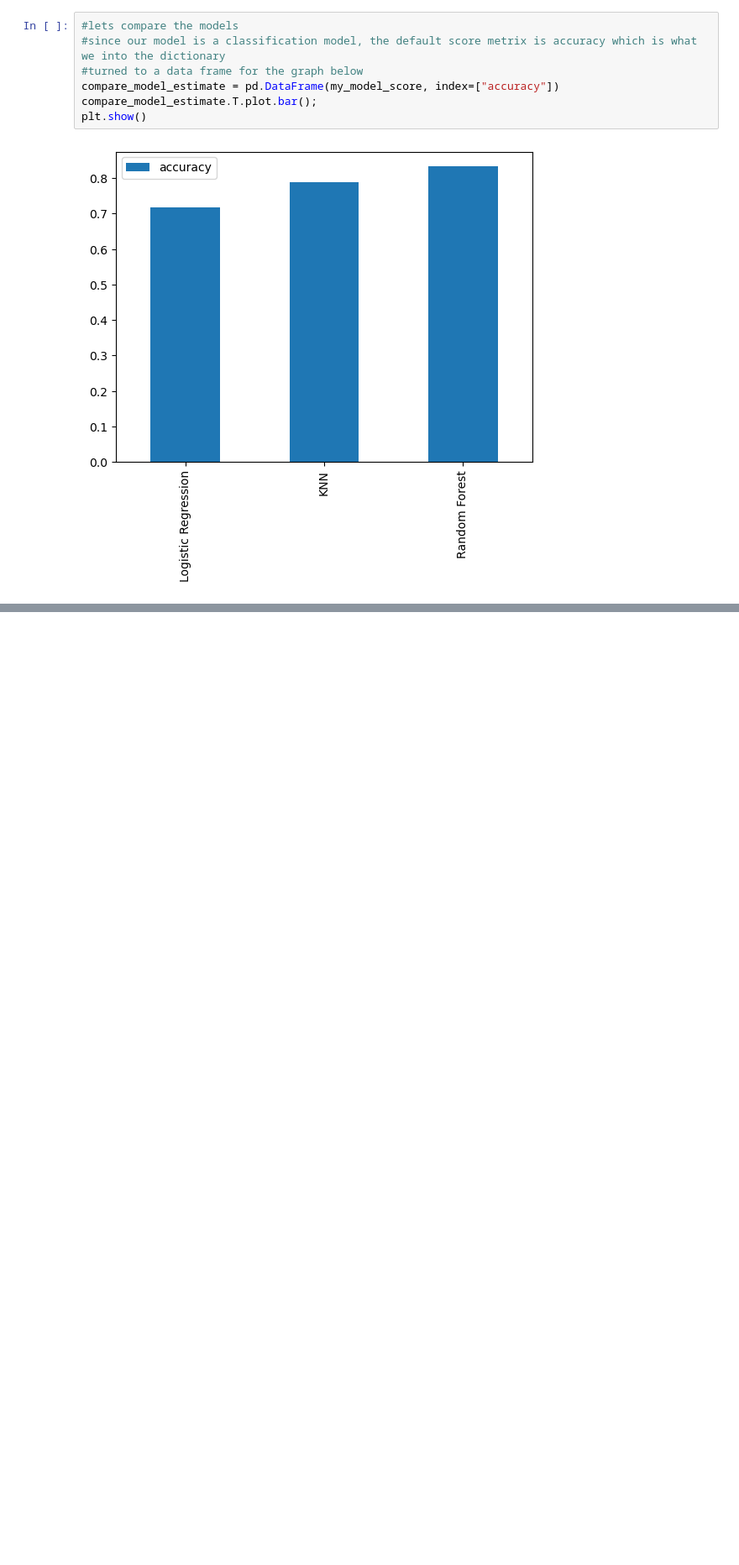
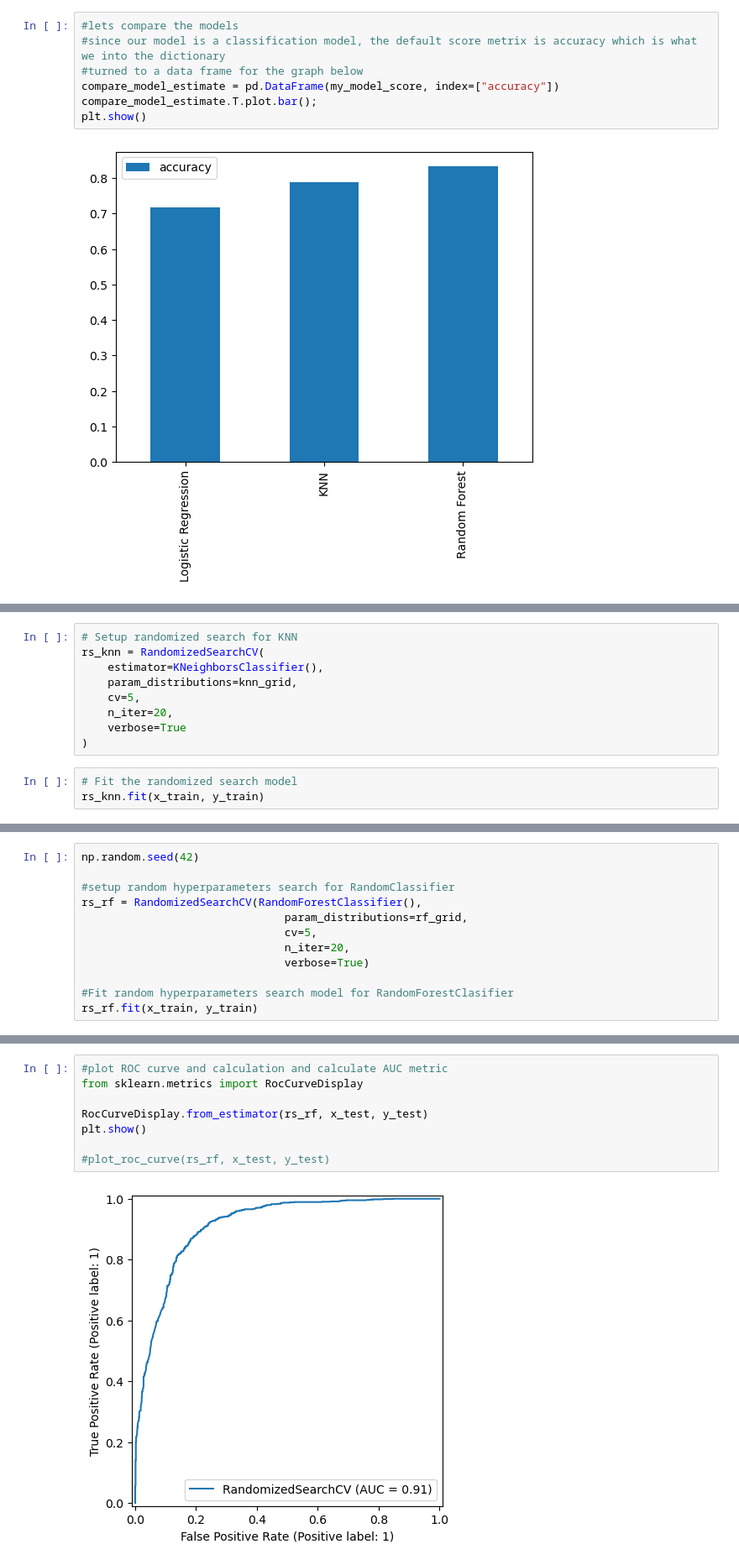
Before and after one commit to Ogierumua/phishing-website-project, a Jupyter notebook: Phishing_website.ipynb, the cells around one changed output, grey strips where cells are left out. Shown at 84% size. Cells and saved outputs as stored; diff of their text form; blank space fills up the shorter version.

```diff
--- a/Phishing_website.ipynb
+++ b/Phishing_website.ipynb
@@ -634,0 +696,12 @@ plt.show()
+# %%
+# Setup randomized search for KNN
+rs_knn = RandomizedSearchCV(
+    estimator=KNeighborsClassifier(),
+    param_distributions=knn_grid,
+    cv=5,
+    n_iter=20,
+    verbose=True
+)
+# %%
+# Fit the randomized search model
+rs_knn.fit(x_train, y_train)
@@ -634,0 +722,12 @@ plt.show()
+# %%
+np.random.seed(42)
+
+#setup random hyperparameters search for RandomClassifier
+rs_rf = RandomizedSearchCV(RandomForestClassifier(),
+                               param_distributions=rf_grid,
+                               cv=5,
+                               n_iter=20,
+                               verbose=True)
+
+#Fit random hyperparameters search model for RandomForestClasifier
+rs_rf.fit(x_train, y_train)
@@ -634,0 +781,10 @@ plt.show()
+# %%
+#plot ROC curve and calculation and calculate AUC metric
+from sklearn.metrics import RocCurveDisplay
+
+RocCurveDisplay.from_estimator(rs_rf, x_test, y_test)
+plt.show()
+
+#plot_roc_curve(rs_rf, x_test, y_test)
+# %% [output]
+[figure, added]
```
Also changed, not shown: parts of 31 cells of this notebook, 1 other file.
